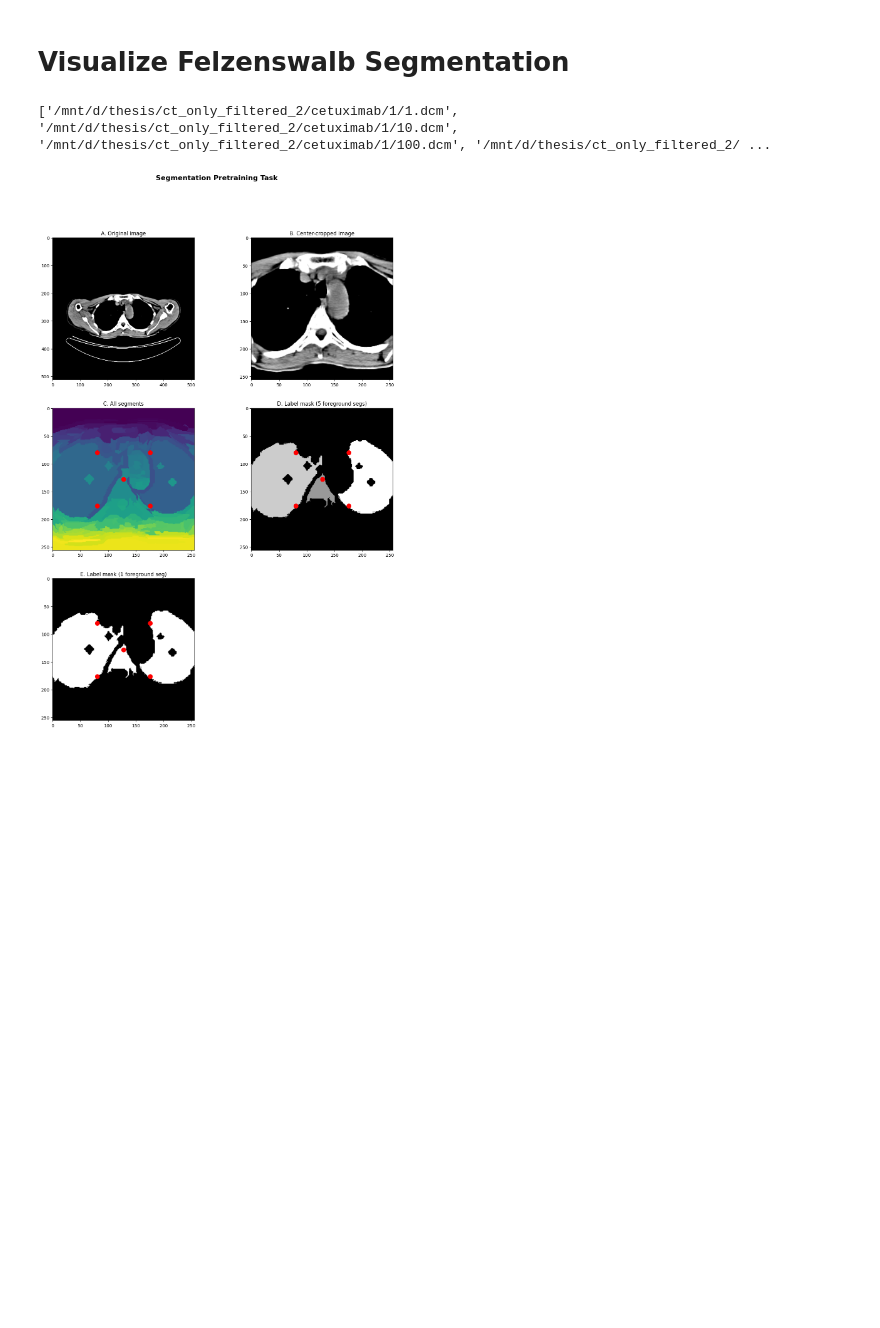
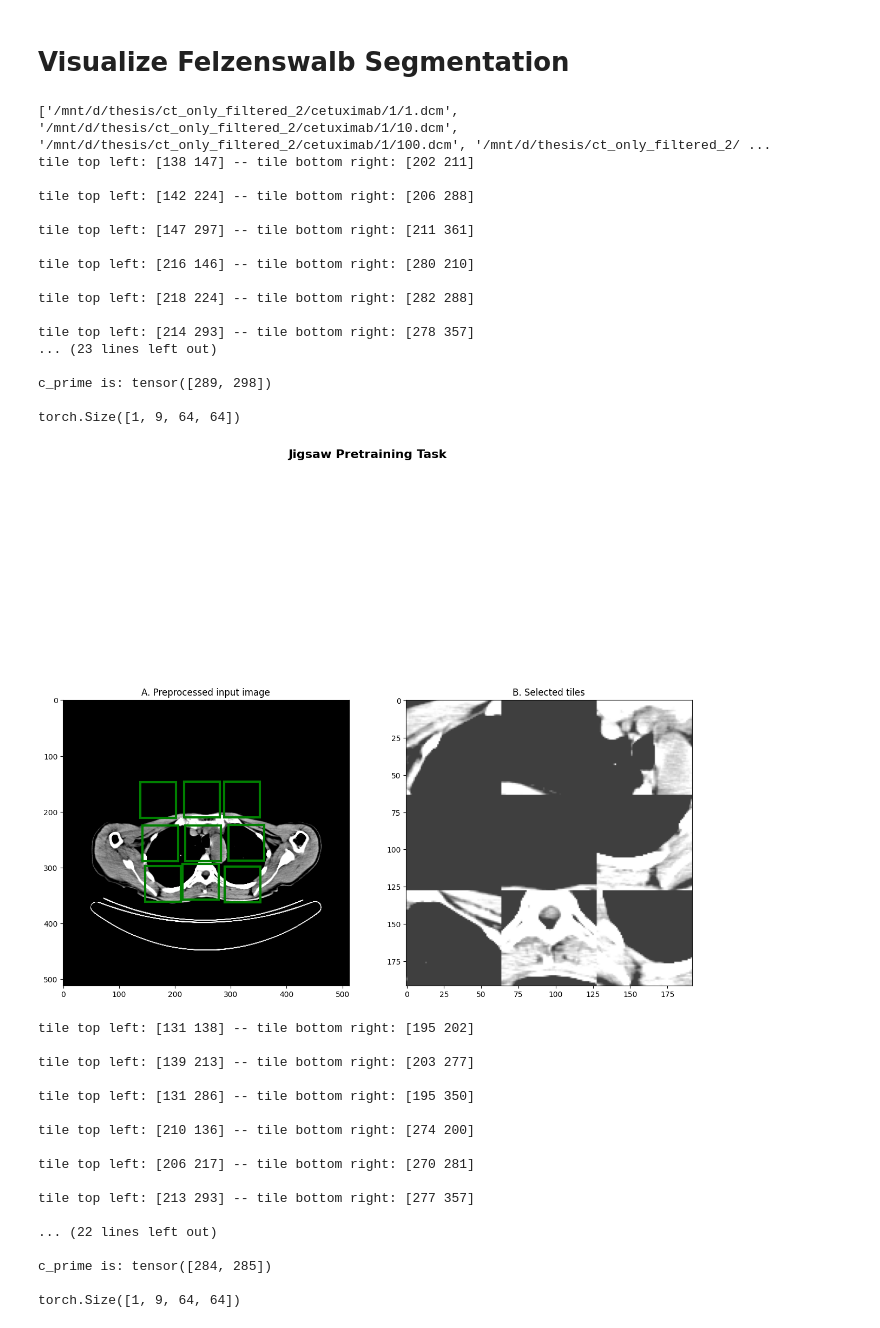
Before and after one commit to hlkaka/imager, a Jupyter notebook: visualize_felz.ipynb, the cells around one changed output. Saved outputs shown, nothing was run; the diff lists cells and outputs as text; code cells hidden in the pictures; blank space fills up the shorter version.

```diff
--- a/visualize_felz.ipynb
+++ b/visualize_felz.ipynb
@@ -133,7 +133,7 @@ def plot_slice_and_tiles(image, tiles, coords):
         #c_prime[1] = image.size()[2] - c_prime[1]
         print("c_prime is: {}\n".format(c_prime))
 
-        rect = patches.Rectangle(c_prime.numpy(), 64, 64, linewidth=1, edgecolor='g', facecolor='none')
+        rect = patches.Rectangle(c_prime.numpy(), 64, 64, linewidth=3, edgecolor='g', facecolor='none')
         subplt.add_patch(rect)
     plt.title("A. Preprocessed input image")
 
@@ -160,22 +160,55 @@ def plot_slice_and_tiles(image, tiles, coords):
 
     plt.show()
 # %%
-pretrain_task = "felz"    # "jigsaw" or "felz"
+pretrain_task = "jigsaw"    # "jigsaw" or "felz"
 
 if __name__ == '__main__':
     dl = create_dataloader(pretrain_task = pretrain_task)
 
     if pretrain_task == "felz":
         for (image, mask, img_path, slice_n, segments, metadata, super_pixels) in dl:
             raw_img = get_raw_image(img_path)
 
             plot_slices_and_mask(image, mask, raw_img, segments=segments, super_pixels = super_pixels)
 
     elif pretrain_task == "jigsaw":
         for (image, img_path, slice_n, tiles, coords, all_tiles, all_labels) in dl:
             tiles = tiles.unsqueeze(0)
             print(tiles.size())
             plot_slice_and_tiles(image.type(torch.int16), all_tiles, coords)
 # %% [output]
 ['/mnt/d/thesis/ct_only_filtered_2/cetuximab/1/1.dcm', '/mnt/d/thesis/ct_only_filtered_2/cetuximab/1/10.dcm', '/mnt/d/thesis/ct_only_filtered_2/cetuximab/1/100.dcm', '/mnt/d/thesis/ct_only_filtered_2/ ...
+tile top left: [138 147] -- tile bottom right: [202 211]
+
+tile top left: [142 224] -- tile bottom right: [206 288]
+
+tile top left: [147 297] -- tile bottom right: [211 361]
+
+tile top left: [216 146] -- tile bottom right: [280 210]
+
+tile top left: [218 224] -- tile bottom right: [282 288]
+
+tile top left: [214 293] -- tile bottom right: [278 357]
+... (23 lines left out)
+
+c_prime is: tensor([289, 298])
+
+torch.Size([1, 9, 64, 64])
-[figure, old version]
+[figure, new version]
+tile top left: [131 138] -- tile bottom right: [195 202]
+
+tile top left: [139 213] -- tile bottom right: [203 277]
+
+tile top left: [131 286] -- tile bottom right: [195 350]
+
+tile top left: [210 136] -- tile bottom right: [274 200]
+
+tile top left: [206 217] -- tile bottom right: [270 281]
+
+tile top left: [213 293] -- tile bottom right: [277 357]
+
+... (22 lines left out)
+
+c_prime is: tensor([284, 285])
+
+torch.Size([1, 9, 64, 64])
```
Also changed, not shown: parts of 1 cell of this notebook, 1 other file.
